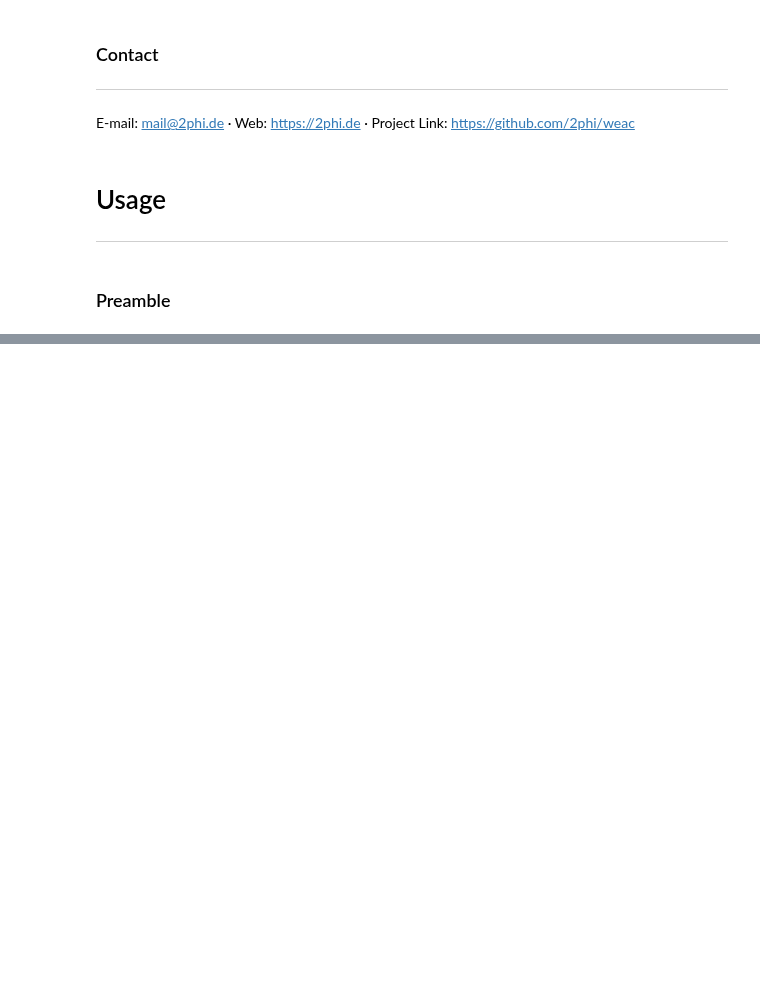
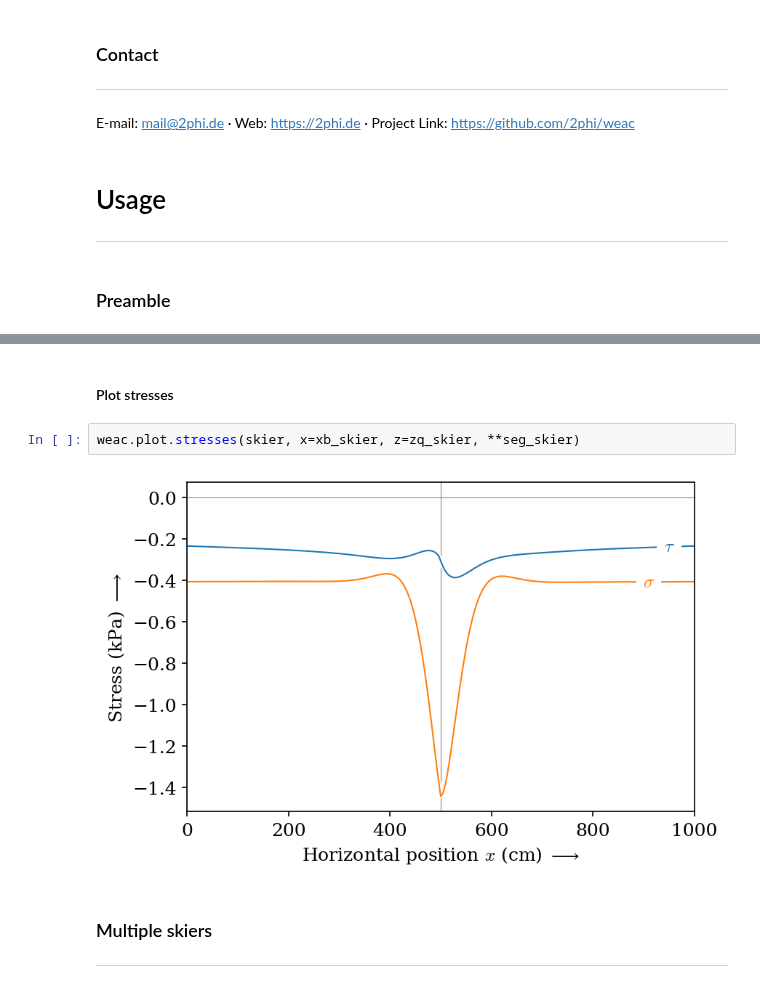
Before and after one commit to 2phi/weac, a Jupyter notebook: demo/demo.ipynb, the cells around one changed output, grey strips where cells are left out. Drawn from its saved outputs; the diff is of its cells as text; blank space fills up the shorter version.

```diff
--- a/demo/demo.ipynb
+++ b/demo/demo.ipynb
@@ -89,0 +177,9 @@ skiers_on_C = weac.Layered(
+# %% [markdown]
+#### Plot stresses
+# %%
+weac.plot.stresses(skier, x=xb_skier, z=zq_skier, **seg_skier)
+# %% [output]
+[figure, added]
+# %% [markdown]
+### Multiple skiers
+----
```
Also changed, not shown: parts of 39 cells of this notebook, 11 other files.
